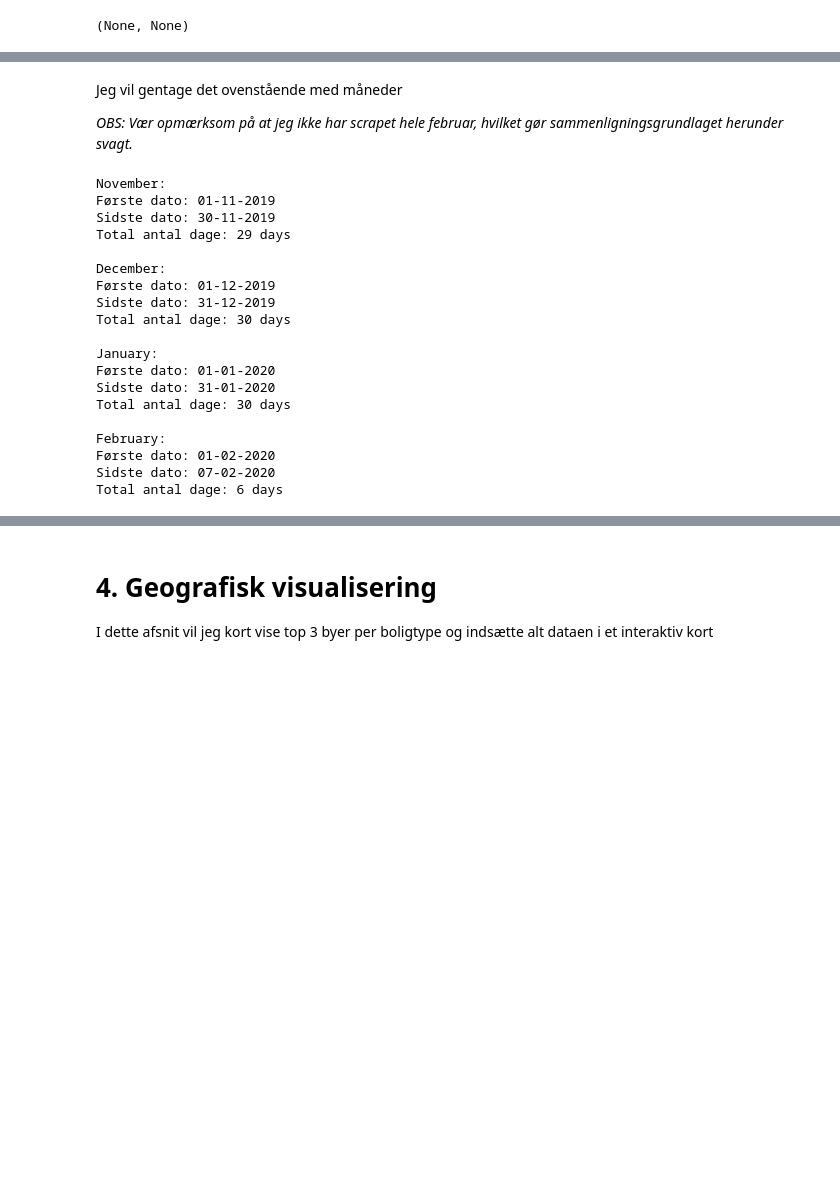
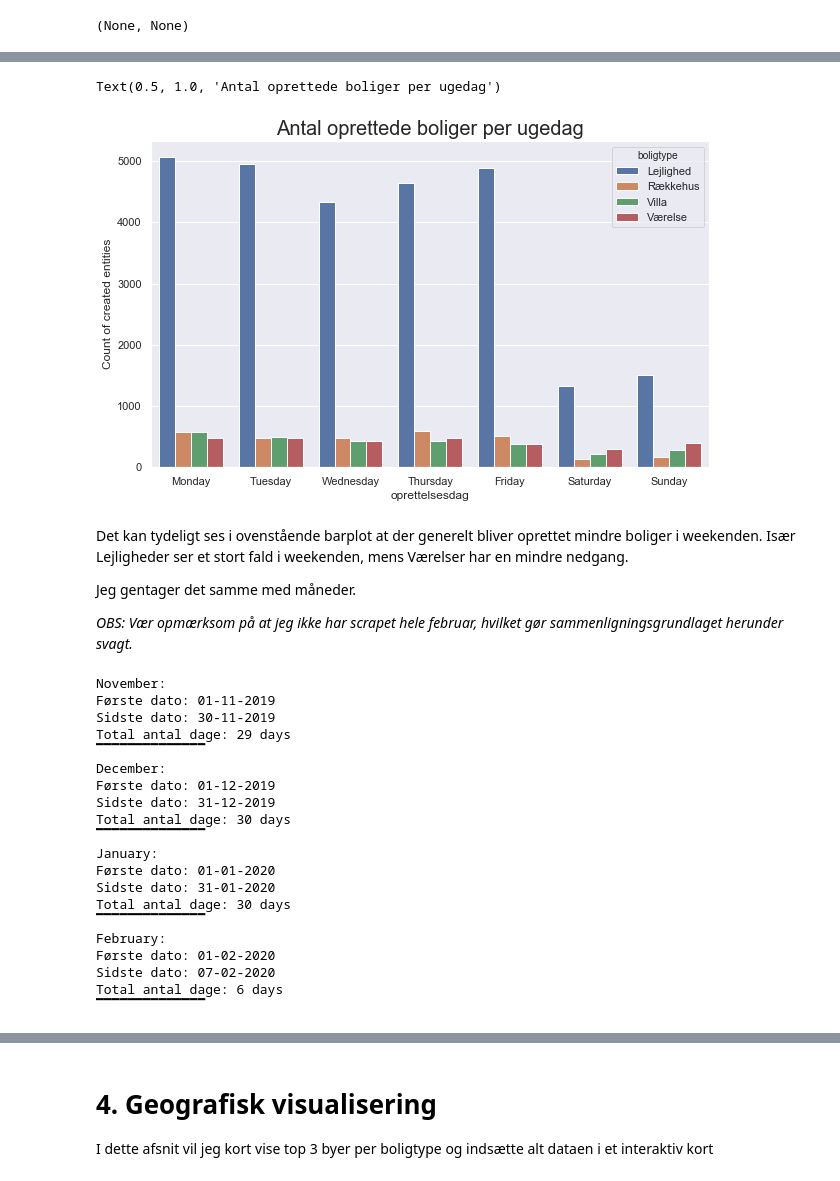
Before and after one commit to MadsJC/Bolig-site-analyse, a Jupyter notebook: PYTHON - Exploratory Data Analysis (EDA).ipynb, the cells around one changed output, grey strips where cells are left out. Cells and saved outputs as stored; diff of their text form; code cells hidden in the pictures; blank space fills up the shorter version.

```diff
--- a/PYTHON - Exploratory Data Analysis (EDA).ipynb
+++ b/PYTHON - Exploratory Data Analysis (EDA).ipynb
@@ -174,10 +169,24 @@ fig_weekday_bar.show(renderer='notebook_connected')
+# %%
+df_weekday_bar = df.groupby(['oprettelsesdag', 'boligtype'], as_index=False)['ids'].count()
+df_weekday_bar = df_weekday_bar.rename(columns={'ids':'Count of created entities'})
+
+weekday_order = ['Monday','Tuesday','Wednesday','Thursday', 'Friday', 'Saturday', 'Sunday']
+
+plt.figure(figsize=(10,6))
+sns.barplot(x="oprettelsesdag", y="Count of created entities",
+                 hue='boligtype', data=df_weekday_bar, order=weekday_order)
+plt.title('Antal oprettede boliger per ugedag', fontsize=20)
+# %% [output]
+Text(0.5, 1.0, 'Antal oprettede boliger per ugedag')
+[figure, added]
 # %% [markdown]
-Jeg vil gentage det ovenstående med måneder
+Det kan tydeligt ses i ovenstående barplot at der generelt bliver oprettet mindre boliger i weekenden. Især Lejligheder ser et stort fald i weekenden, mens Værelser har en mindre nedgang.
+
+Jeg gentager det samme med måneder.
 
 *OBS: Vær opmærksom på at jeg ikke har scrapet hele februar, hvilket gør sammenligningsgrundlaget herunder svagt.*
 # %%
 for i in df['oprettelsesmåned'].unique():
-
     min_val = pd.to_datetime(df[df['oprettelsesmåned'] == i]['oprettelsesdato'].min())
     max_val = pd.to_datetime(df[df['oprettelsesmåned'] == i]['oprettelsesdato'].max())
     min_val_str = min_val.strftime('%d-%m-%Y')
@@ -186,24 +195,25 @@ for i in df['oprettelsesmåned'].unique():
     print(f'{i}:')
     print('Første dato: ' + min_val_str)
     print('Sidste dato: ' + max_val_str)
-    print('Total antal dage: ' + str(max_val - min_val)[:7] + '\n')
+    print('Total antal dage: ' + str(max_val - min_val)[:7] + '\n' + '▔▔▔▔▔▔▔▔▔▔▔▔▔▔')
 # %% [output]
 November:
 Første dato: 01-11-2019
 Sidste dato: 30-11-2019
 Total antal dage: 29 days
-
+▔▔▔▔▔▔▔▔▔▔▔▔▔▔
 December:
 Første dato: 01-12-2019
 Sidste dato: 31-12-2019
 Total antal dage: 30 days
-
+▔▔▔▔▔▔▔▔▔▔▔▔▔▔
 January:
 Første dato: 01-01-2020
 Sidste dato: 31-01-2020
 Total antal dage: 30 days
-
+▔▔▔▔▔▔▔▔▔▔▔▔▔▔
 February:
 Første dato: 01-02-2020
 Sidste dato: 07-02-2020
 Total antal dage: 6 days
+▔▔▔▔▔▔▔▔▔▔▔▔▔▔
```
Also changed, not shown: parts of 16 cells of this notebook.
